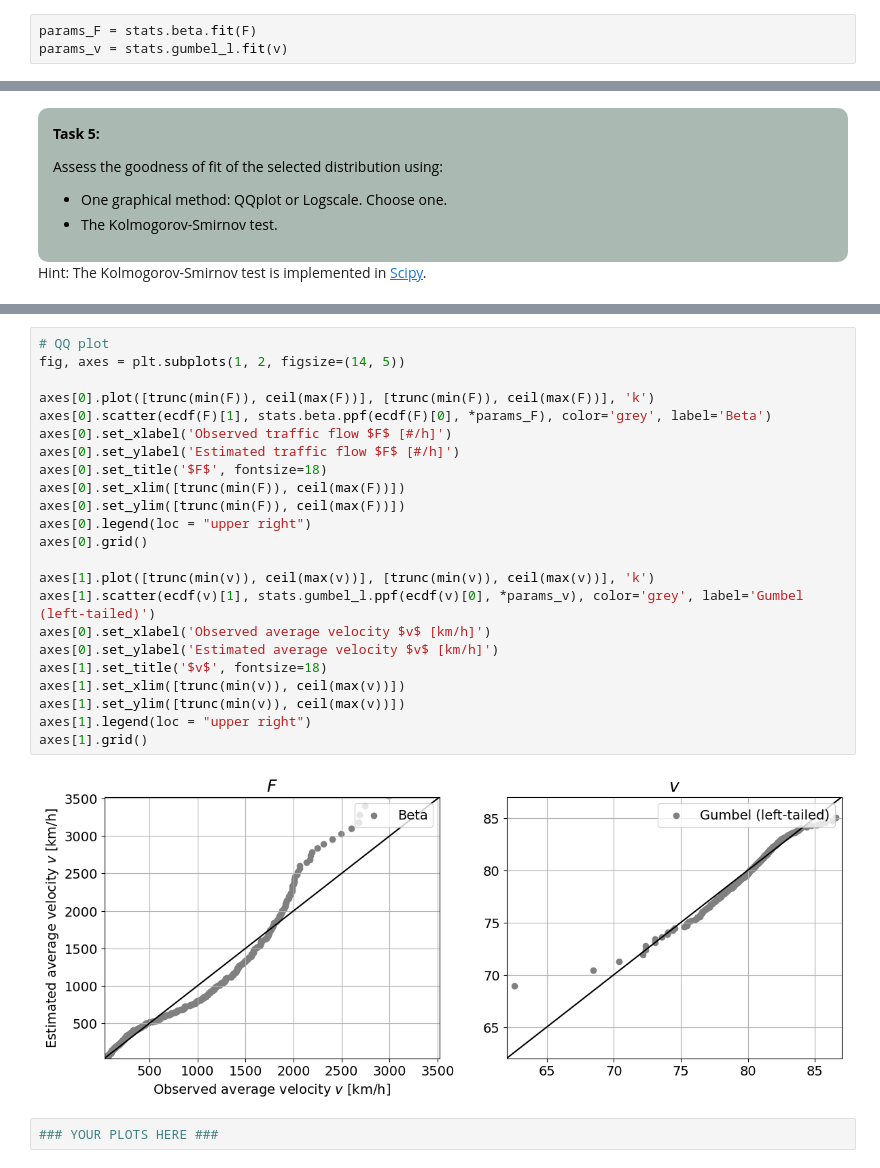
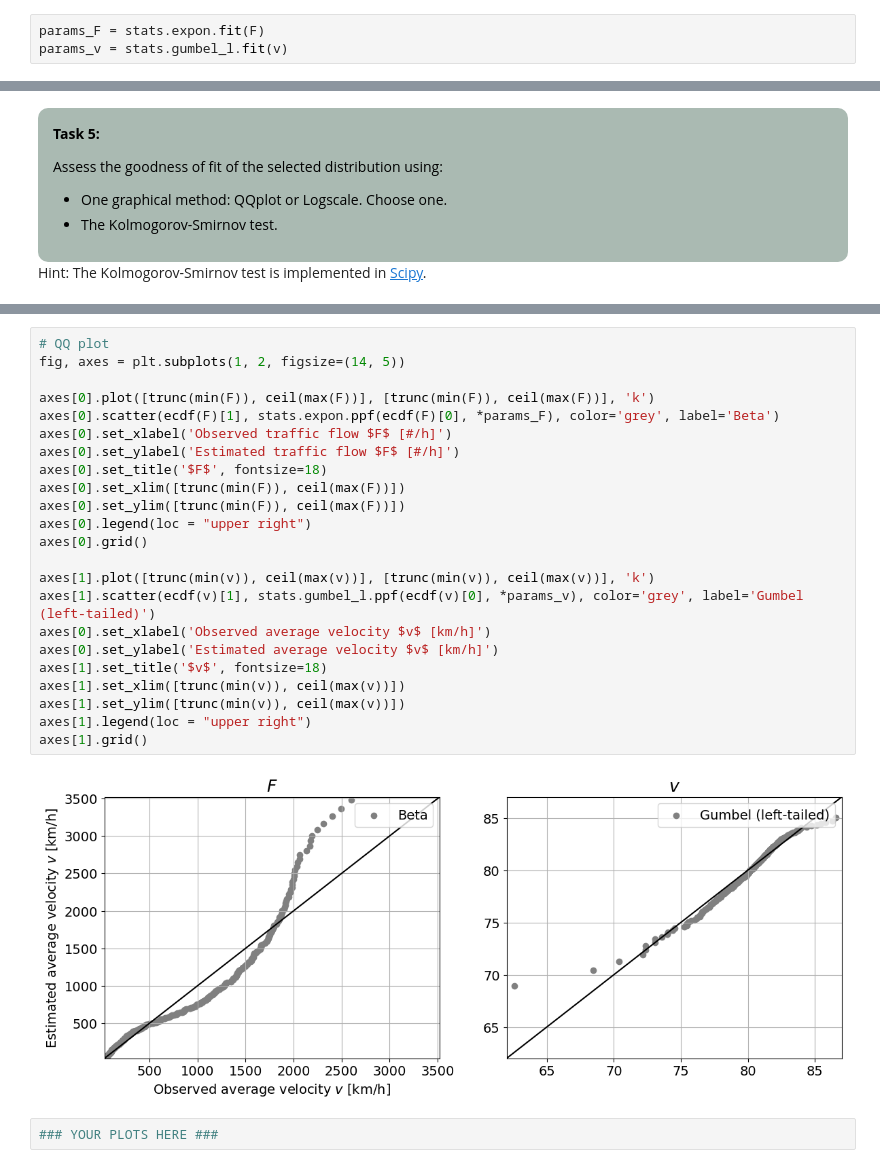
Before and after one commit to MUDE-2025/GA1.4, a Jupyter notebook: 02 Traffic/02_analysis_traffic.ipynb, the cells around one changed output, grey strips where cells are left out. Drawn from its saved outputs; the diff is of its cells as text.

```diff
--- a/02 Traffic/02_analysis_traffic.ipynb
+++ b/02 Traffic/02_analysis_traffic.ipynb
@@ -182,7 +182,7 @@ Fit the selected distributions to the observations using MLE.
 
 Hint: Use [Scipy](https://docs.scipy.org/doc/scipy/reference/stats.html)'s built-in functions (be careful with the parameter definitions!).
 # %%
-params_F = stats.beta.fit(F)
+params_F = stats.expon.fit(F)
 params_v = stats.gumbel_l.fit(v)
 # %%
 ### YOUR CODE HERE ###
@@ -231,28 +231,28 @@ axes[1].grid()
 # %%
 # QQ plot
 fig, axes = plt.subplots(1, 2, figsize=(14, 5))
 
 axes[0].plot([trunc(min(F)), ceil(max(F))], [trunc(min(F)), ceil(max(F))], 'k')
-axes[0].scatter(ecdf(F)[1], stats.beta.ppf(ecdf(F)[0], *params_F), color='grey', label='Beta')
+axes[0].scatter(ecdf(F)[1], stats.expon.ppf(ecdf(F)[0], *params_F), color='grey', label='Beta')
 axes[0].set_xlabel('Observed traffic flow $F$ [#/h]')
 axes[0].set_ylabel('Estimated traffic flow $F$ [#/h]')
 axes[0].set_title('$F$', fontsize=18)
 axes[0].set_xlim([trunc(min(F)), ceil(max(F))])
 axes[0].set_ylim([trunc(min(F)), ceil(max(F))])
 axes[0].legend(loc = "upper right")
 axes[0].grid()
 
 axes[1].plot([trunc(min(v)), ceil(max(v))], [trunc(min(v)), ceil(max(v))], 'k')
 axes[1].scatter(ecdf(v)[1], stats.gumbel_l.ppf(ecdf(v)[0], *params_v), color='grey', label='Gumbel (left-tailed)')
 axes[0].set_xlabel('Observed average velocity $v$ [km/h]')
 axes[0].set_ylabel('Estimated average velocity $v$ [km/h]')
 axes[1].set_title('$v$', fontsize=18)
 axes[1].set_xlim([trunc(min(v)), ceil(max(v))])
 axes[1].set_ylim([trunc(min(v)), ceil(max(v))])
 axes[1].legend(loc = "upper right")
 axes[1].grid()
 # %% [output]
-[figure, old version]
+[figure, new version]
 # %%
 ### YOUR PLOTS HERE ###
 # %%
```
Also changed, not shown: parts of 9 cells of this notebook, 1 other file.
